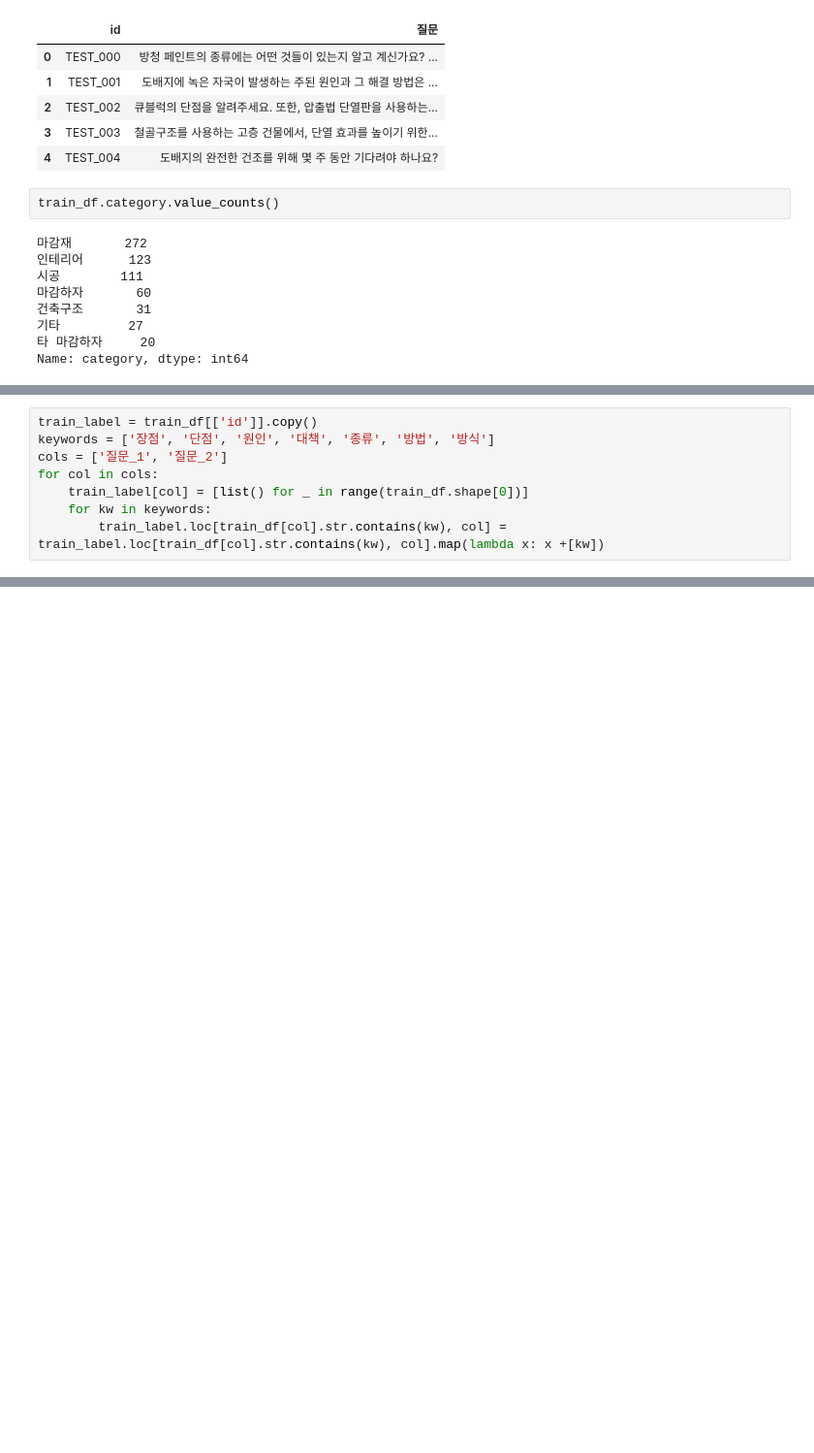
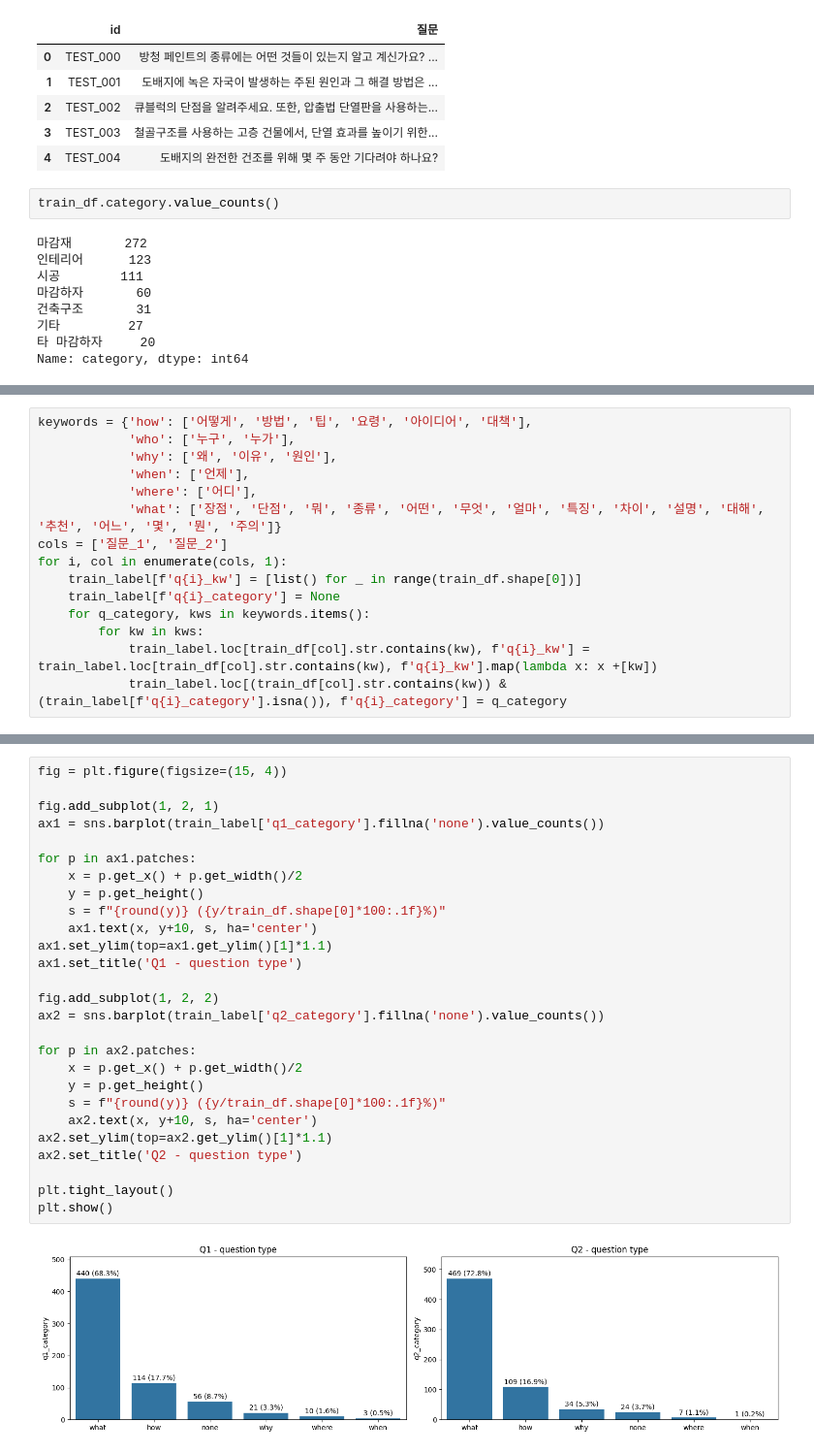
Before and after one commit to Five-Star-Station/Hansol_QA, a Jupyter notebook: simso/dacon_hansol_qa_eda.ipynb, the cells around one changed output, grey strips where cells are left out. Shown at 97% size. Cells and saved outputs as stored; diff of their text form; blank space fills up the shorter version.

```diff
--- a/simso/dacon_hansol_qa_eda.ipynb
+++ b/simso/dacon_hansol_qa_eda.ipynb
@@ -210,8 +123,15 @@ train_df[train_df['질문_1'].str.contains('주의')]
 # %%
-train_label = train_df[['id']].copy()
-keywords = ['장점', '단점', '원인', '대책', '종류', '방법', '방식']
+keywords = {'how': ['어떻게', '방법', '팁', '요령', '아이디어', '대책'],
+            'who': ['누구', '누가'],
+            'why': ['왜', '이유', '원인'],
+            'when': ['언제'],
+            'where': ['어디'],
+            'what': ['장점', '단점', '뭐', '종류', '어떤', '무엇', '얼마', '특징', '차이', '설명', '대해', '추천', '어느', '몇', '뭔', '주의']}
 cols = ['질문_1', '질문_2']
-for col in cols:
-    train_label[col] = [list() for _ in range(train_df.shape[0])]
-    for kw in keywords:
-        train_label.loc[train_df[col].str.contains(kw), col] = train_label.loc[train_df[col].str.contains(kw), col].map(lambda x: x +[kw])
+for i, col in enumerate(cols, 1):
+    train_label[f'q{i}_kw'] = [list() for _ in range(train_df.shape[0])]
+    train_label[f'q{i}_category'] = None
+    for q_category, kws in keywords.items():
+        for kw in kws:
+            train_label.loc[train_df[col].str.contains(kw), f'q{i}_kw'] = train_label.loc[train_df[col].str.contains(kw), f'q{i}_kw'].map(lambda x: x +[kw])
+            train_label.loc[(train_df[col].str.contains(kw)) & (train_label[f'q{i}_category'].isna()), f'q{i}_category'] = q_category
@@ -217,0 +181,29 @@ for col in cols:
+# %%
+fig = plt.figure(figsize=(15, 4))
+
+fig.add_subplot(1, 2, 1)
+ax1 = sns.barplot(train_label['q1_category'].fillna('none').value_counts())
+
+for p in ax1.patches:
+    x = p.get_x() + p.get_width()/2
+    y = p.get_height()
+    s = f"{round(y)} ({y/train_df.shape[0]*100:.1f}%)"
+    ax1.text(x, y+10, s, ha='center')
+ax1.set_ylim(top=ax1.get_ylim()[1]*1.1)
+ax1.set_title('Q1 - question type')
+
+fig.add_subplot(1, 2, 2)
+ax2 = sns.barplot(train_label['q2_category'].fillna('none').value_counts())
+
+for p in ax2.patches:
+    x = p.get_x() + p.get_width()/2
+    y = p.get_height()
+    s = f"{round(y)} ({y/train_df.shape[0]*100:.1f}%)"
+    ax2.text(x, y+10, s, ha='center')
+ax2.set_ylim(top=ax2.get_ylim()[1]*1.1)
+ax2.set_title('Q2 - question type')
+
+plt.tight_layout()
+plt.show()
+# %% [output]
+[figure, added]
```
Also changed, not shown: parts of 28 cells of this notebook.
